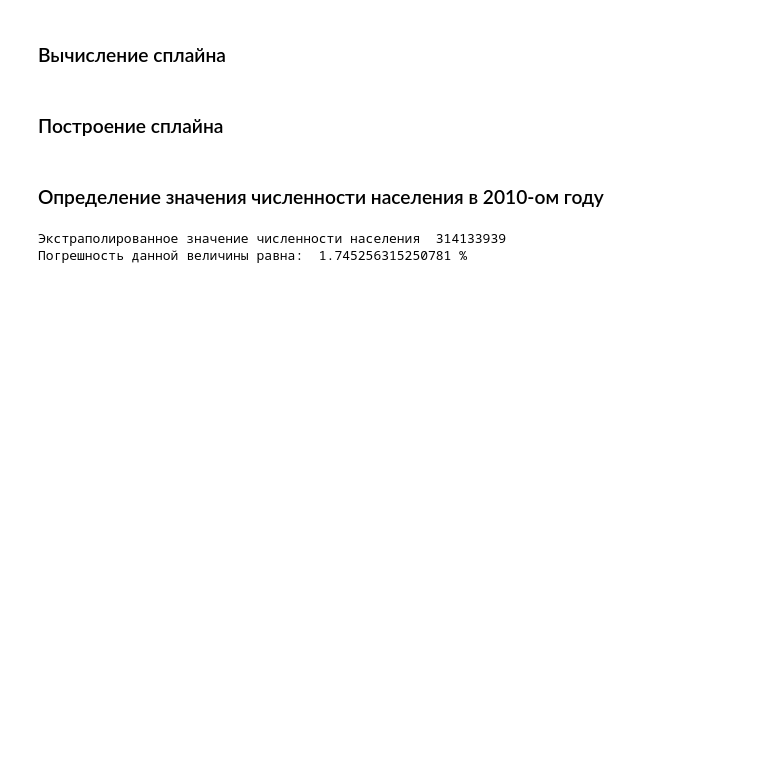
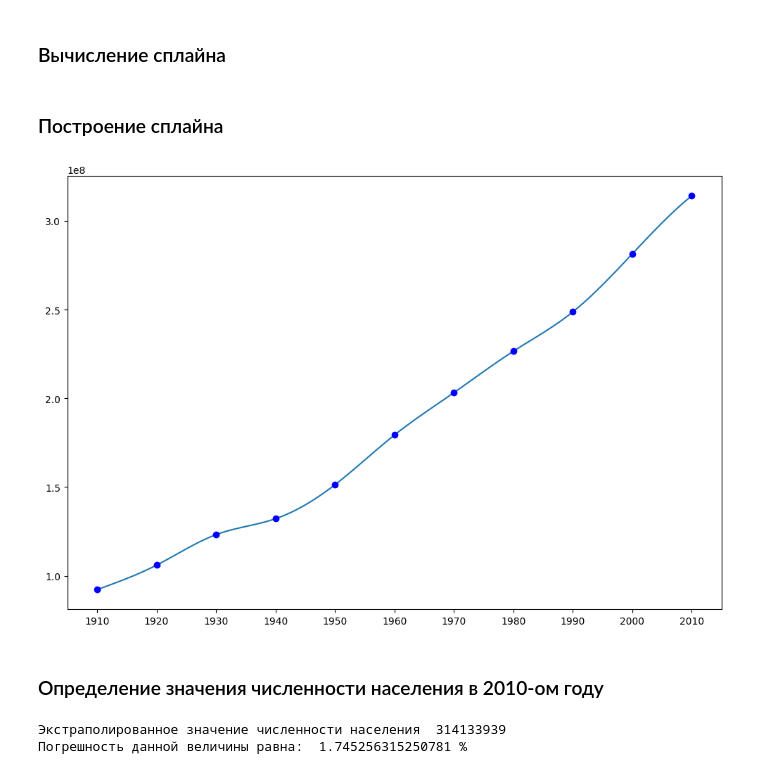
Before and after one commit to MrYar0s/CompMath, a Jupyter notebook: 04Lab/report.ipynb, the cells around one changed output. Cells and saved outputs as stored; diff of their text form; code cells hidden in the pictures; blank space fills up the shorter version.

Commit message:
Add plots

```diff
--- a/04Lab/report.ipynb
+++ b/04Lab/report.ipynb
@@ -122,13 +124,16 @@ def compute_spline(x, y):
 # %%
 spline = compute_spline(years, values)
 
 x_vals = np.arange(years[0], 2010 + 1, 1)
 y_vals = [spline(y) for y in x_vals]
 
+plt.figure(figsize=(12,8))
 plt.plot(x_vals, y_vals)
 plt.plot(np.append(years, 2010), np.append(values, spline(2010)), 'bo')
 plt.xticks(np.append(years,2010))
 plt.show()
+# %% [output]
+[figure, added]
 # %% [markdown]
 ### Определение значения численности населения в 2010-ом году
 # %%
```
Also changed, not shown: parts of 1 cell of this notebook.
